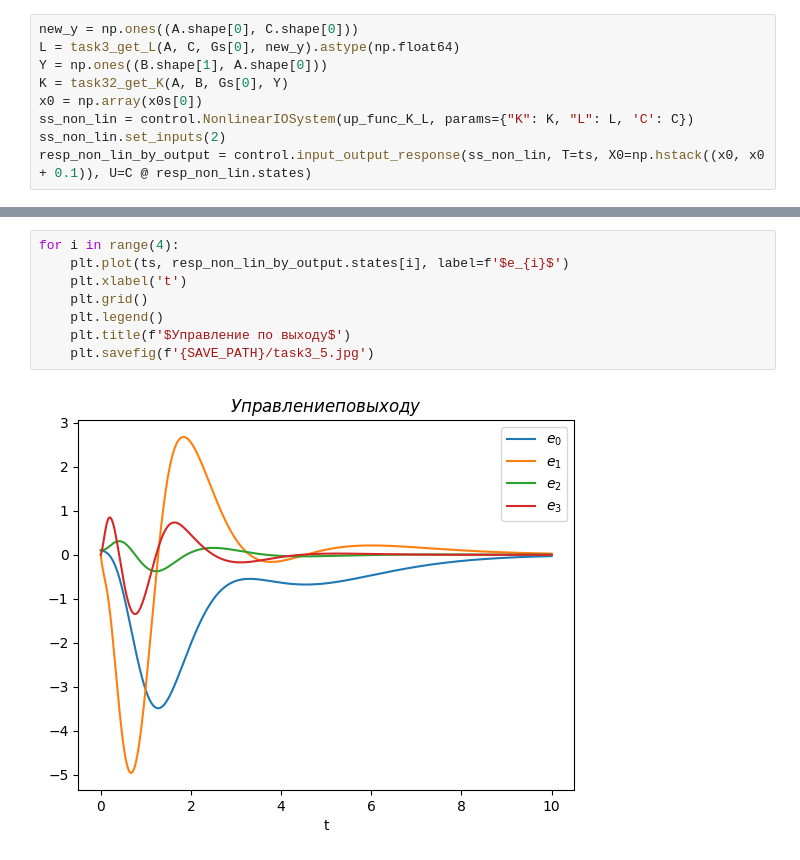
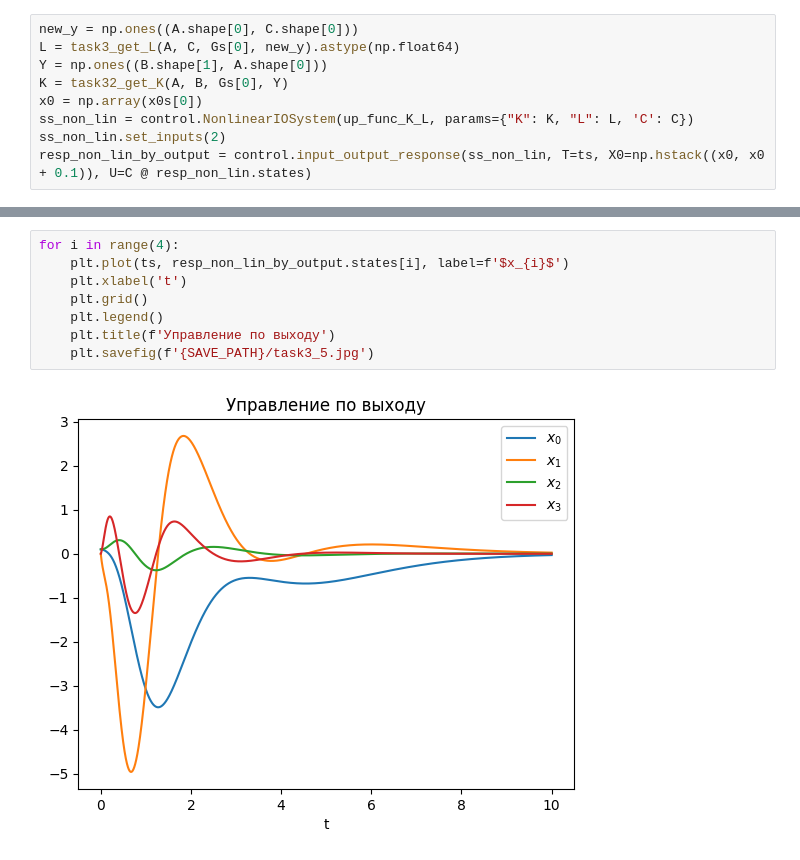
Before and after one commit to lalayants/control-theory-itmo-2023-2024, a Jupyter notebook: project/project.ipynb, the cells around one changed output, grey strips where cells are left out. Drawn from its saved outputs; the diff is of its cells as text.

```diff
--- a/project/project.ipynb
+++ b/project/project.ipynb
@@ -468,10 +488,10 @@ resp_non_lin_by_output = control.input_output_response(ss_non_lin, T=ts, X0=np.h
 # %%
 for i in range(4):
-    plt.plot(ts, resp_non_lin_by_output.states[i], label=f'$e_{i}$')
+    plt.plot(ts, resp_non_lin_by_output.states[i], label=f'$x_{i}$')
     plt.xlabel('t')
     plt.grid()
     plt.legend()
-    plt.title(f'$Управление по выходу$')
+    plt.title(f'Управление по выходу')
     plt.savefig(f'{SAVE_PATH}/task3_5.jpg')
 # %% [output]
-[figure, old version]
+[figure, new version]
```
Also changed, not shown: parts of 1 cell of this notebook, 2 other files.
